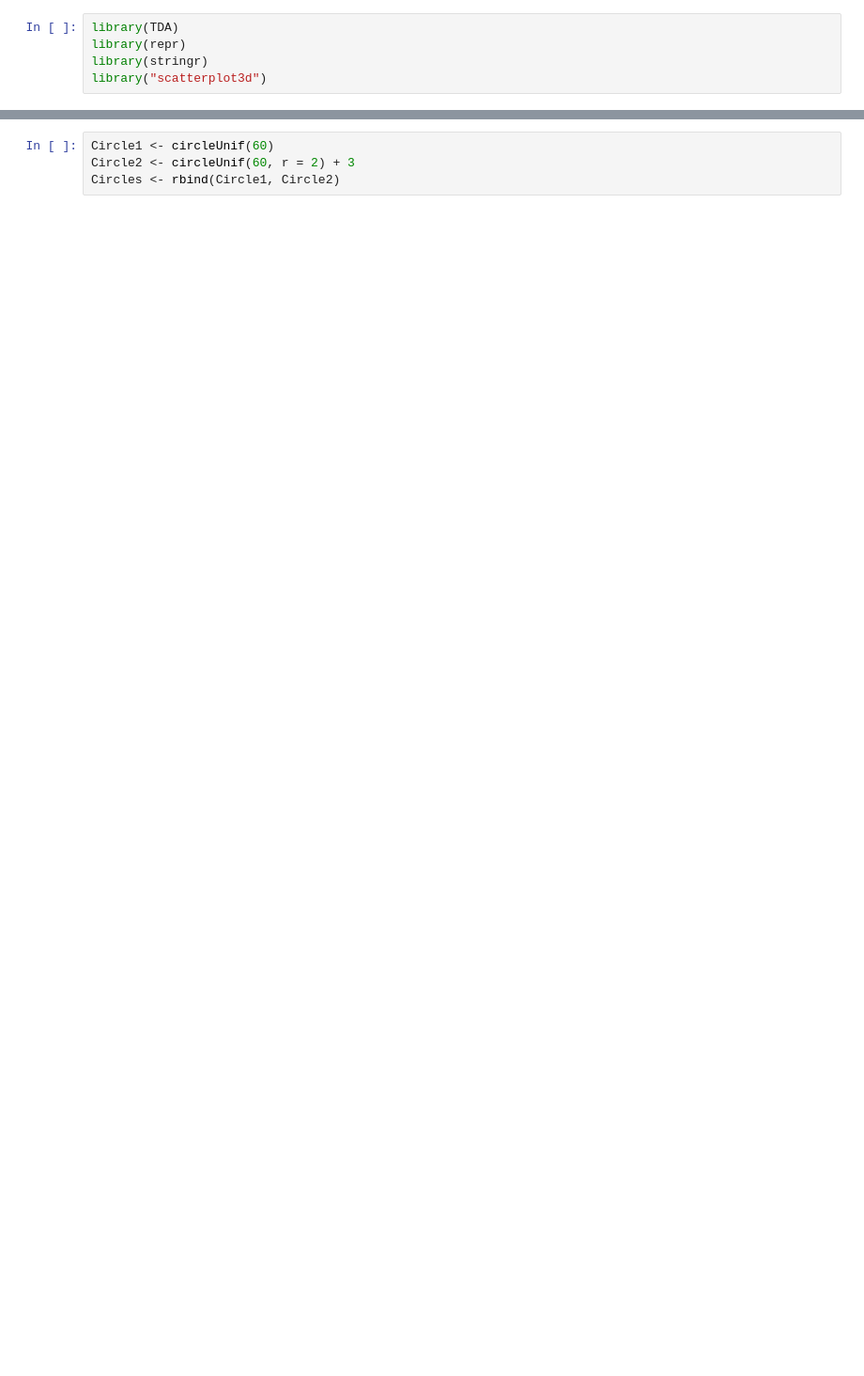
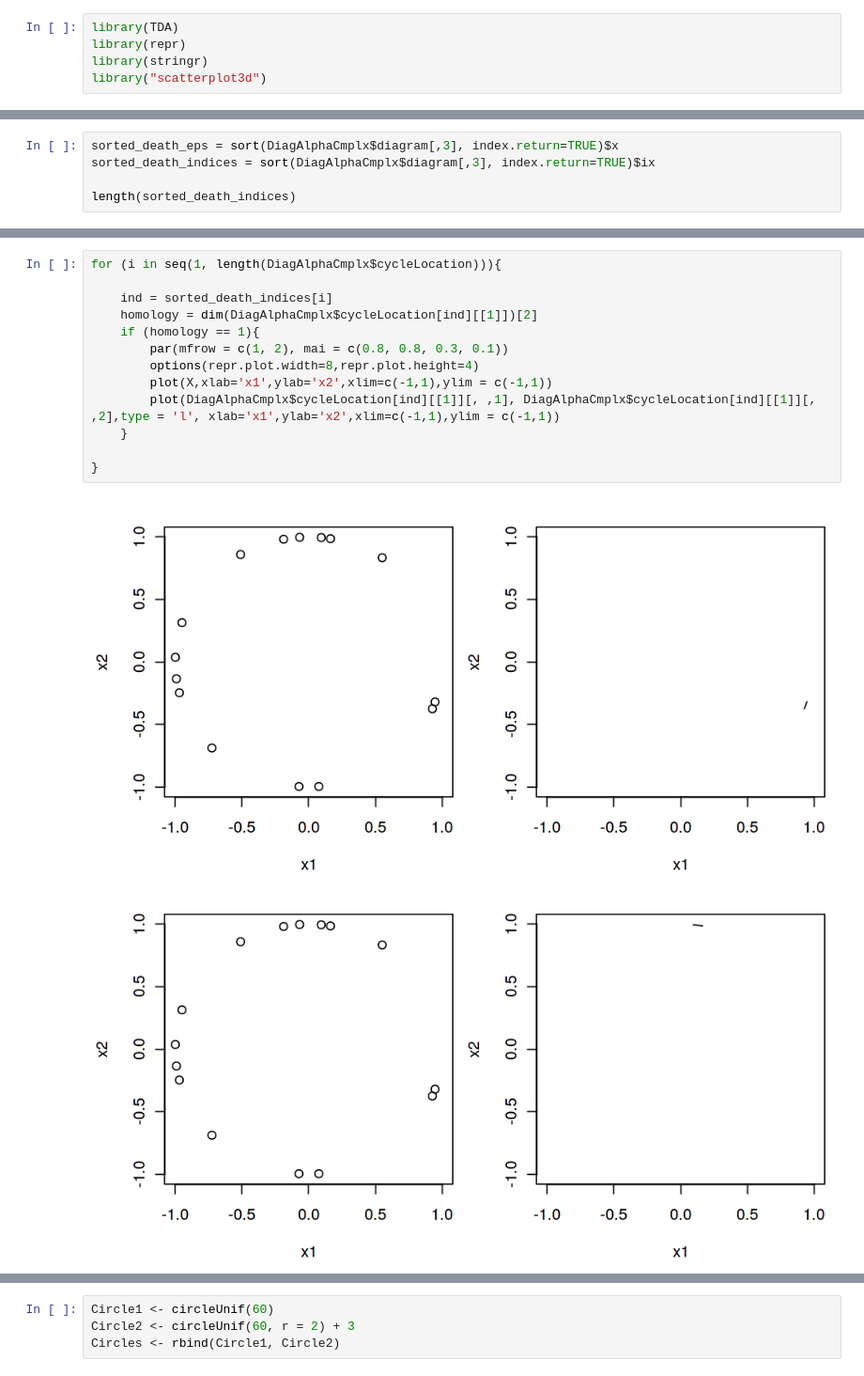
Before and after one commit to zneronha/Spring2019, a Jupyter notebook: AlphaFiltration/Alpha Complex Persistence.ipynb, the cells around one changed output, grey strips where cells are left out. Shown at 94% size. Cells and saved outputs as stored; diff of their text form; blank space fills up the shorter version.

Commit message:
various updates to understanding cycle extraction

```diff
--- a/AlphaFiltration/Alpha Complex Persistence.ipynb
+++ b/AlphaFiltration/Alpha Complex Persistence.ipynb
@@ -5,0 +99,5 @@ library("scatterplot3d")
+# %%
+sorted_death_eps = sort(DiagAlphaCmplx$diagram[,3], index.return=TRUE)$x
+sorted_death_indices = sort(DiagAlphaCmplx$diagram[,3], index.return=TRUE)$ix
+
+length(sorted_death_indices)
@@ -5,0 +151,16 @@ library("scatterplot3d")
+# %%
+for (i in seq(1, length(DiagAlphaCmplx$cycleLocation))){
+
+    ind = sorted_death_indices[i]
+    homology = dim(DiagAlphaCmplx$cycleLocation[ind][[1]])[2]
+    if (homology == 1){
+        par(mfrow = c(1, 2), mai = c(0.8, 0.8, 0.3, 0.1))
+        options(repr.plot.width=8,repr.plot.height=4)
+        plot(X,xlab='x1',ylab='x2',xlim=c(-1,1),ylim = c(-1,1))
+        plot(DiagAlphaCmplx$cycleLocation[ind][[1]][, ,1], DiagAlphaCmplx$cycleLocation[ind][[1]][, ,2],type = 'l', xlab='x1',ylab='x2',xlim=c(-1,1),ylim = c(-1,1))
+    }
+
+}
+# %% [output]
+[figure, added]
+[figure, added]
```
Also changed, not shown: parts of 34 cells of this notebook.
